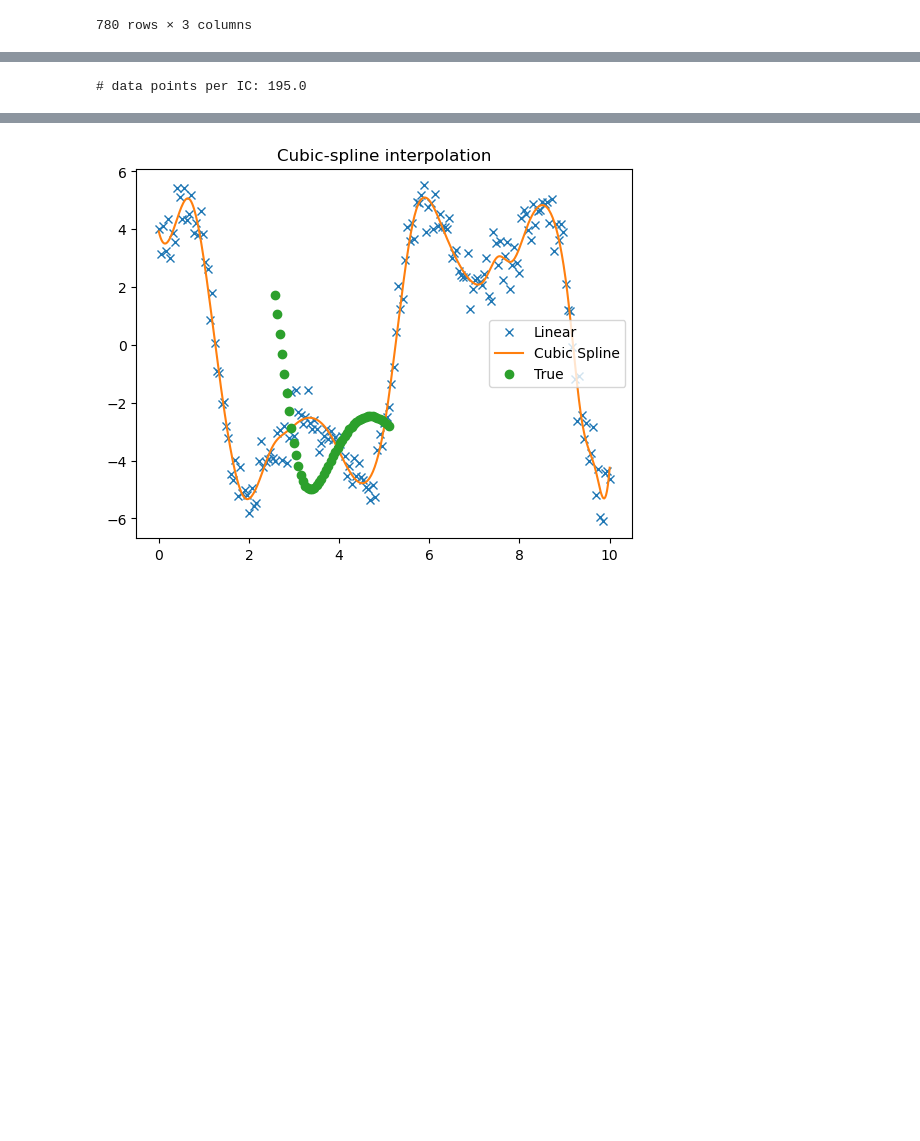
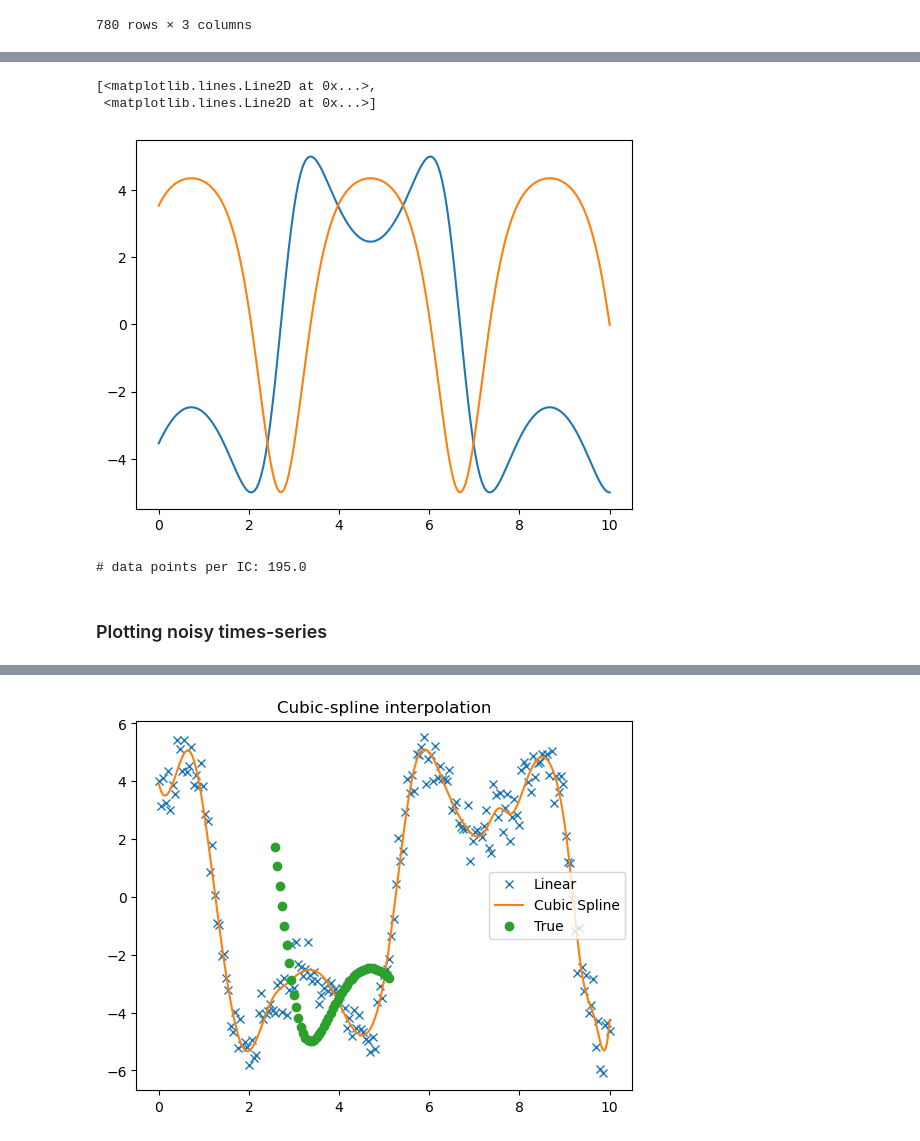
Before and after one commit to mjayadharan/DAE-FINDER_dev, a Jupyter notebook: Examples/Example_2_pendulum/Example_2_simple_pendulum_noise_added.ipynb, the cells around one changed output, grey strips where cells are left out. Cells and saved outputs as stored; diff of their text form; code cells hidden in the pictures; blank space fills up the shorter version.

```diff
--- a/Examples/Example_2_pendulum/Example_2_simple_pendulum_noise_added.ipynb
+++ b/Examples/Example_2_pendulum/Example_2_simple_pendulum_noise_added.ipynb
@@ -177,3 +183,9 @@ data_matrix_df
+# %%
+plt.plot(data_matrix_df_list[3]["t"], data_matrix_df_list[3]["x"], data_matrix_df_list[3]["t"], data_matrix_df_list[3]["y"])
+# %% [output]
+[<matplotlib.lines.Line2D at 0x...>,
+ <matplotlib.lines.Line2D at 0x...>]
+[figure, added]
 # %%
 print("# data points per IC: {}".format(data_matrix_df.shape[0]/len(IC_df)))
 # %% [output]
@@ -188,3 +201,5 @@ for ind, data_matrix_ in enumerate(data_matrix_df_list):
     noisy_data_df = add_noise_to_df(data_matrix_, noise_perc=noise_perc, random_seed=111)
     noisy_data_df["t"] = t_exact
     data_matrix_df_list[ind] = noisy_data_df
+# %% [markdown]
+### Plotting noisy times-series
```
Also changed, not shown: parts of 22 cells of this notebook, 8 other files.
